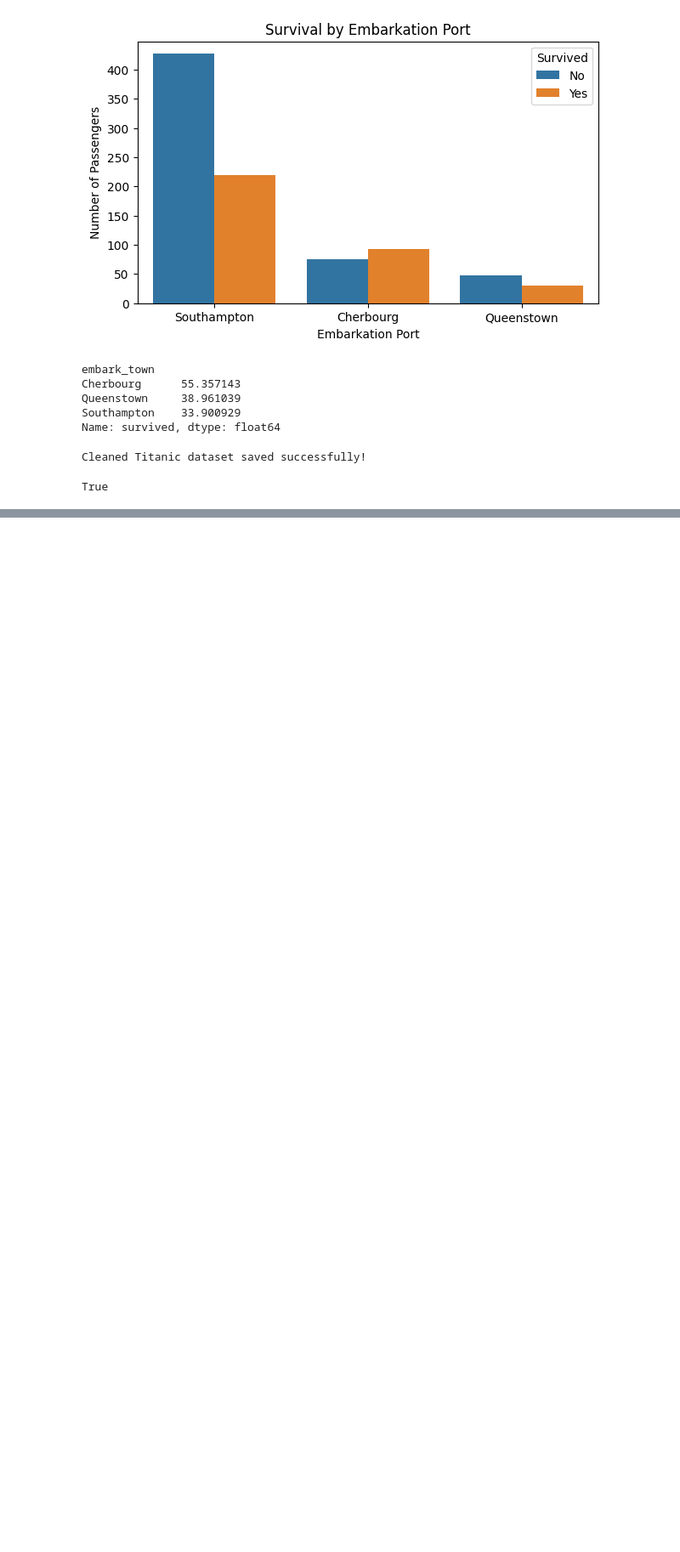
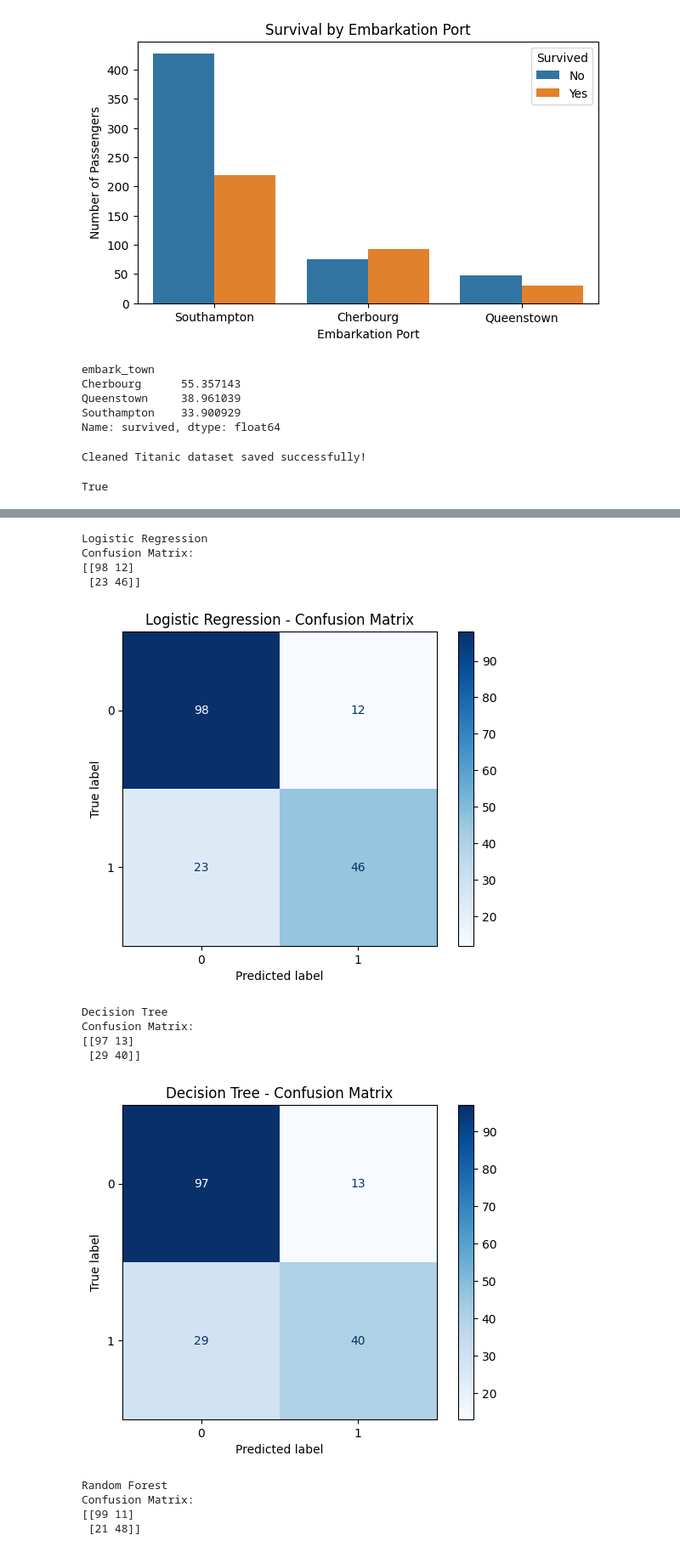
Before and after one commit to Harika200703/zepto-data-ai-platform, a Jupyter notebook: analytics/titanic_eda.ipynb, the cells around one changed output, grey strips where cells are left out. Shown at 85% size. Drawn from its saved outputs; the diff is of its cells as text; code cells hidden in the pictures; blank space fills up the shorter version.

```diff
--- a/analytics/titanic_eda.ipynb
+++ b/analytics/titanic_eda.ipynb
@@ -296,0 +453,16 @@ True
+# %%
+from sklearn.ensemble import RandomForestClassifier
+
+random_forest_pipeline = Pipeline(
+    steps=[
+        ("preprocessor", preprocessor),
+        ("classifier", RandomForestClassifier(
+            n_estimators=100,
+            random_state=42
+        ))
+    ]
+)
+
+random_forest_pipeline.fit(X_train, y_train)
+
+print("Random Forest trained successfully.")
@@ -296,0 +471,64 @@ True
+# %%
+from sklearn.metrics import (
+    accuracy_score,
+    precision_score,
+    recall_score,
+    f1_score,
+    roc_auc_score,
+    confusion_matrix,
+    ConfusionMatrixDisplay
+)
+import matplotlib.pyplot as plt
+
+models = {
+    "Logistic Regression": logistic_pipeline,
+    "Decision Tree": decision_tree_pipeline,
+    "Random Forest": random_forest_pipeline
+}
+
+results = []
+
+for model_name, model in models.items():
+    y_pred = model.predict(X_test)
+    y_prob = model.predict_proba(X_test)[:, 1]
+
+    results.append({
+        "Model": model_name,
+        "Accuracy": accuracy_score(y_test, y_pred),
+        "Precision": precision_score(y_test, y_pred),
+        "Recall": recall_score(y_test, y_pred),
+        "F1 Score": f1_score(y_test, y_pred),
+        "ROC-AUC": roc_auc_score(y_test, y_prob)
+    })
+
+    print(f"\n{model_name}")
+    print("Confusion Matrix:")
+    print(confusion_matrix(y_test, y_pred))
+
+    ConfusionMatrixDisplay.from_predictions(
+        y_test,
+        y_pred,
+        cmap="Blues"
+    )
+    plt.title(f"{model_name} - Confusion Matrix")
+    plt.show()
+
+comparison_df = pd.DataFrame(results)
+
+print("\nModel Comparison:")
+display(comparison_df.round(4))
+# %% [output]
+Logistic Regression
+Confusion Matrix:
+[[98 12]
+ [23 46]]
+[figure, added]
+Decision Tree
+Confusion Matrix:
+[[97 13]
+ [29 40]]
+[figure, added]
+Random Forest
+Confusion Matrix:
+[[99 11]
+ [21 48]]
```
Also changed, not shown: parts of 33 cells of this notebook, 1 other file.
